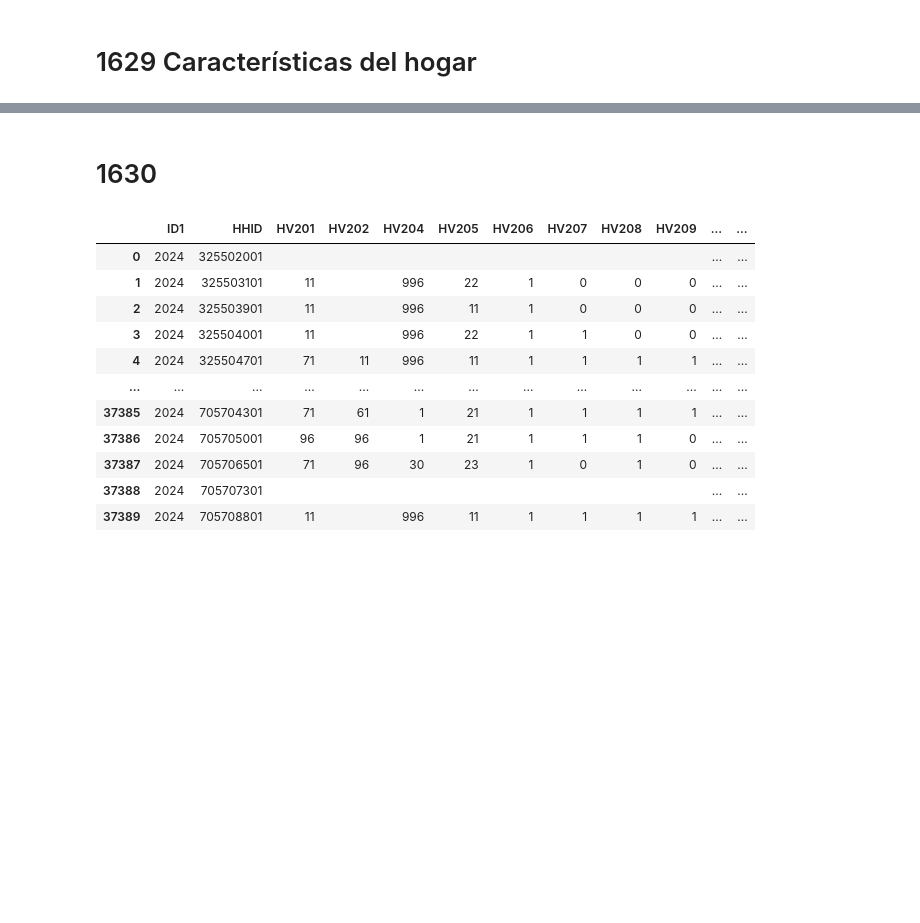
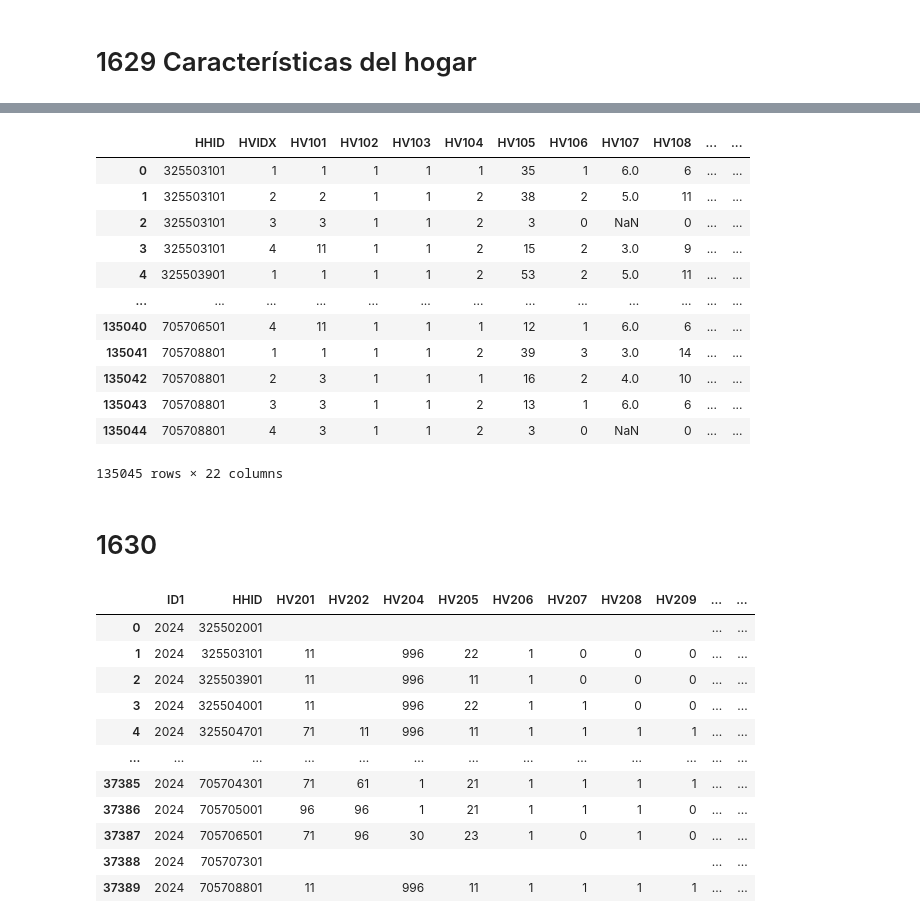
Before and after one commit to isdextre/Data-science-applied-projects, a Jupyter notebook: Fay-Herriot Area Estimation with Integrated Data/base/notebooks/00_exploracion_endes.ipynb, the cells around one changed output, grey strips where cells are left out. Saved outputs shown, nothing was run; the diff lists cells and outputs as text; code cells hidden in the pictures; blank space fills up the shorter version.

```diff
--- a/Fay-Herriot Area Estimation with Integrated Data/base/notebooks/00_exploracion_endes.ipynb
+++ b/Fay-Herriot Area Estimation with Integrated Data/base/notebooks/00_exploracion_endes.ipynb
@@ -43,3 +173,46 @@ rech1.columns.tolist()
+# %%
+vars_rech1 = [
+    "HHID", "HVIDX",
+    "HV101", "HV102", "HV103",
+    "HV104", "HV105",
+    "HV106", "HV107", "HV108", "HV109",
+    "HV121", "HV122", "HV123", "HV124",
+    "HV125", "HV126", "HV127", "HV128", "HV129",
+    "QH21A", "QH25B"
+]
+
+rech1 = rech1[[col for col in vars_rech1 if col in rech1.columns]].copy()
+# %%
+vars_numericas = [
+    "HVIDX",
+    "HV101", "HV102", "HV103",
+    "HV104", "HV105",
+    "HV106", "HV107", "HV108", "HV109",
+    "HV121", "HV122", "HV123", "HV124",
+    "HV125", "HV126", "HV127", "HV128", "HV129",
+    "QH21A", "QH25B"
+]
+
+vars_categoricas = [col for col in vars_rech1 if col not in vars_numericas]
+
+rech1[vars_numericas] = rech1[vars_numericas].apply(pd.to_numeric, errors='coerce')
+rech1[vars_categoricas] = rech1[vars_categoricas].astype('category')
+# %%
+rech1
+# %% [output]
+|  | HHID | HVIDX | HV101 | HV102 | HV103 | HV104 | HV105 | HV106 | HV107 | HV108 | ... | ... |
+| 0 | 325503101 | 1 | 1 | 1 | 1 | 1 | 35 | 1 | 6.0 | 6 | ... | ... |
+| 1 | 325503101 | 2 | 2 | 1 | 1 | 2 | 38 | 2 | 5.0 | 11 | ... | ... |
+| 2 | 325503101 | 3 | 3 | 1 | 1 | 2 | 3 | 0 | NaN | 0 | ... | ... |
+| 3 | 325503101 | 4 | 11 | 1 | 1 | 2 | 15 | 2 | 3.0 | 9 | ... | ... |
+| 4 | 325503901 | 1 | 1 | 1 | 1 | 2 | 53 | 2 | 5.0 | 11 | ... | ... |
+| ... | ... | ... | ... | ... | ... | ... | ... | ... | ... | ... | ... | ... |
+| 135040 | 705706501 | 4 | 11 | 1 | 1 | 1 | 12 | 1 | 6.0 | 6 | ... | ... |
+| 135041 | 705708801 | 1 | 1 | 1 | 1 | 2 | 39 | 3 | 3.0 | 14 | ... | ... |
+| 135042 | 705708801 | 2 | 3 | 1 | 1 | 1 | 16 | 2 | 4.0 | 10 | ... | ... |
+| 135043 | 705708801 | 3 | 3 | 1 | 1 | 2 | 13 | 1 | 6.0 | 6 | ... | ... |
+| 135044 | 705708801 | 4 | 3 | 1 | 1 | 2 | 3 | 0 | NaN | 0 | ... | ... |
+135045 rows × 22 columns
 # %% [markdown]
 # 1630
 # %%
```
Also changed, not shown: parts of 14 cells of this notebook, 2 other files.
